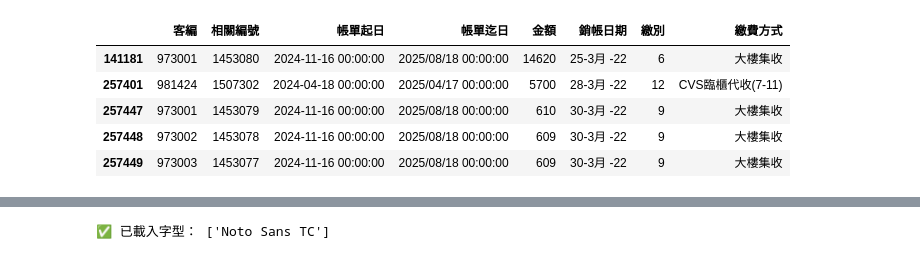
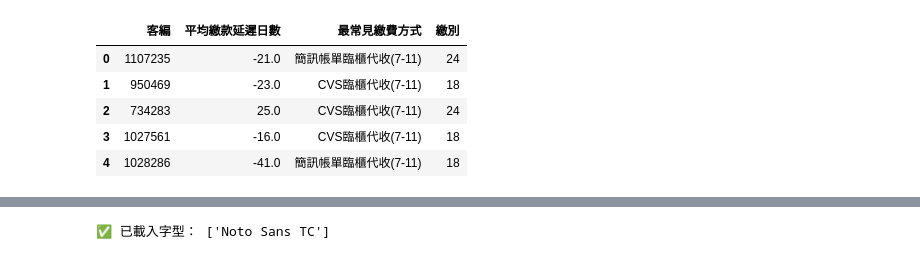
Before and after one commit to Kevinlo937/cord-cutting-predicated, a Jupyter notebook: topMSO_addVars_oneHot.ipynb, the cells around one changed output, grey strips where cells are left out. Saved outputs shown, nothing was run; the diff lists cells and outputs as text; code cells hidden in the pictures.

```diff
--- a/topMSO_addVars_oneHot.ipynb
+++ b/topMSO_addVars_oneHot.ipynb
@@ -3,8 +3,8 @@ import pandas as pd
 import glob
 import os
 # %%
-# ds_bill = pd.read_csv('/content/drive/Othercomputers/我的筆記型電腦/ExpertBook/2025/用戶資料集/TrainData/ds_numService_with_billing.csv',sep=',')
-ds_bill = pd.read_csv('bill_22_24_filtered.csv',sep='^') # GET 2024 BILL
+ds_bill = pd.read_csv('/content/drive/Othercomputers/我的筆記型電腦/ExpertBook/2025/用戶資料集/TrainData/ds_numService_with_billing.csv',sep=',')
+# ds_bill = pd.read_csv('forTrain_ds_bill_24_h2.csv',sep='^') # GET 2024 BILL
 # %%
 ds_bill.info()
 # %% [output]
@@ -53,9 +22,9 @@ memory usage: 117.5+ MB
 # %%
-ds_bill_filtered.head()
+ds_bill.head()
 # %% [output]
-|  | 客編 | 相關編號 | 帳單起日 | 帳單迄日 | 金額 | 銷帳日期 | 繳別 | 繳費方式 |
-| 141181 | 973001 | 1453080 | 2024-11-16 00:00:00 | 2025/08/18 00:00:00 | 14620 | 25-3月 -22 | 6 | 大樓集收 |
-| 257401 | 981424 | 1507302 | 2024-04-18 00:00:00 | 2025/04/17 00:00:00 | 5700 | 28-3月 -22 | 12 | CVS臨櫃代收(7-11) |
-| 257447 | 973001 | 1453079 | 2024-11-16 00:00:00 | 2025/08/18 00:00:00 | 610 | 30-3月 -22 | 9 | 大樓集收 |
-| 257448 | 973002 | 1453078 | 2024-11-16 00:00:00 | 2025/08/18 00:00:00 | 609 | 30-3月 -22 | 9 | 大樓集收 |
-| 257449 | 973003 | 1453077 | 2024-11-16 00:00:00 | 2025/08/18 00:00:00 | 609 | 30-3月 -22 | 9 | 大樓集收 |
+|  | 客編 | 平均繳款延遲日數 | 最常見繳費方式 | 繳別 |
+| 0 | 1107235 | -21.0 | 簡訊帳單臨櫃代收(7-11) | 24 |
+| 1 | 950469 | -23.0 | CVS臨櫃代收(7-11) | 18 |
+| 2 | 734283 | 25.0 | CVS臨櫃代收(7-11) | 24 |
+| 3 | 1027561 | -16.0 | CVS臨櫃代收(7-11) | 18 |
+| 4 | 1028286 | -41.0 | 簡訊帳單臨櫃代收(7-11) | 18 |
```
Also changed, not shown: parts of 22 cells of this notebook, 7 other files.
